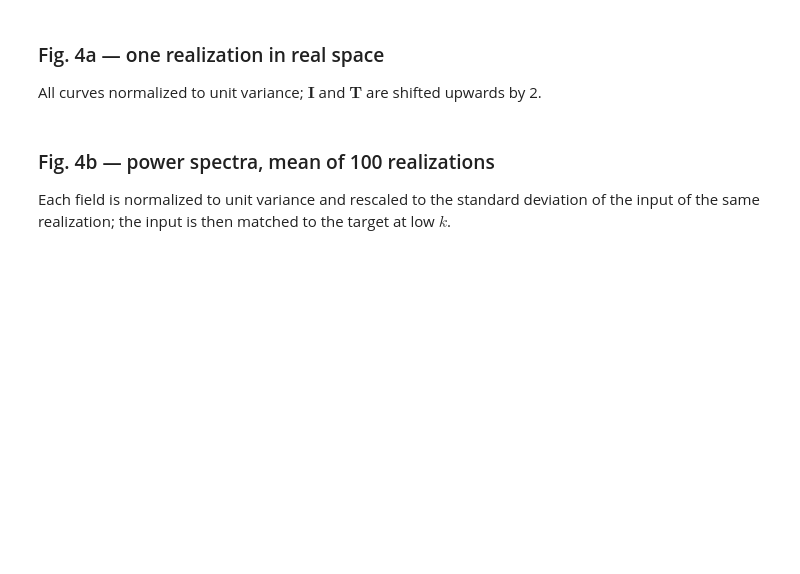
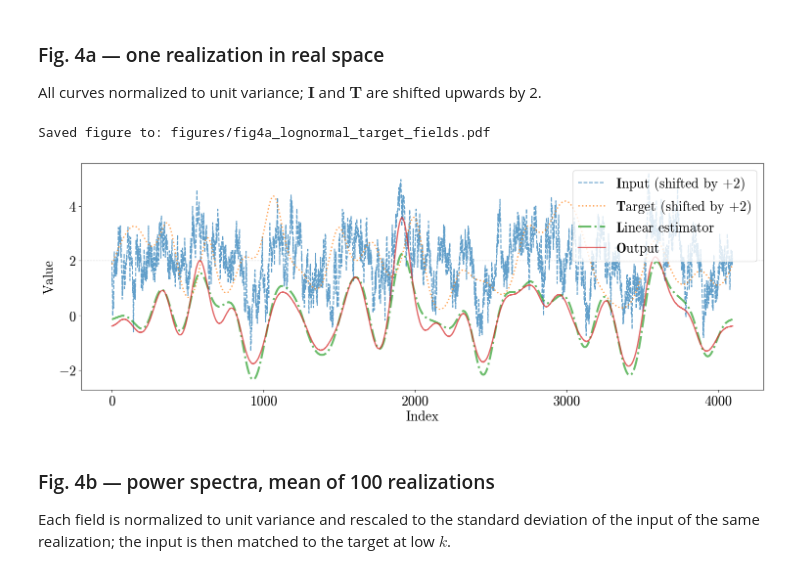
Before and after one commit to Franz352/unet_paper, a Jupyter notebook: unet_lognormal.ipynb, the cells around one changed output. Cells and saved outputs as stored; diff of their text form; code cells hidden in the pictures; blank space fills up the shorter version.

```diff
--- a/unet_lognormal.ipynb
+++ b/unet_lognormal.ipynb
@@ -83,20 +105,24 @@ All curves normalized to unit variance; $\mathbf{I}$ and $\mathbf{T}$ are shifte
 # %%
 OFFSET = 2.0
 
 I, T = ut.get_fields(test_data, 0)
 L = linear_estimator(I)
 O = ut.predict(model, I)
 I_n, T_n, L_n, O_n = (ut.normalize(f) for f in (I, T, L, O))
 
 fig = ut.plot_fields(
     [(I_n + OFFSET, ut.shifted(ut.LABEL_I, OFFSET), ut.STYLE_I),
      (T_n + OFFSET, ut.shifted(ut.LABEL_T, OFFSET), ut.STYLE_T),
      (L_n, ut.LABEL_L, ut.STYLE_L),
      (O_n, ut.LABEL_O, ut.STYLE_O)],
     baseline=OFFSET, legend_size=20,
+    figsize=(18, 9)
 )
 ut.save_figure(fig, "fig4a_lognormal_target_fields.pdf", FIG_DIR)
 plt.show()
+# %% [output]
+Saved figure to: figures/fig4a_lognormal_target_fields.pdf
+[figure, added]
 # %% [markdown]
 ### Fig. 4b — power spectra, mean of 100 realizations
 
```
Also changed, not shown: parts of 12 cells of this notebook, 1 other file.
